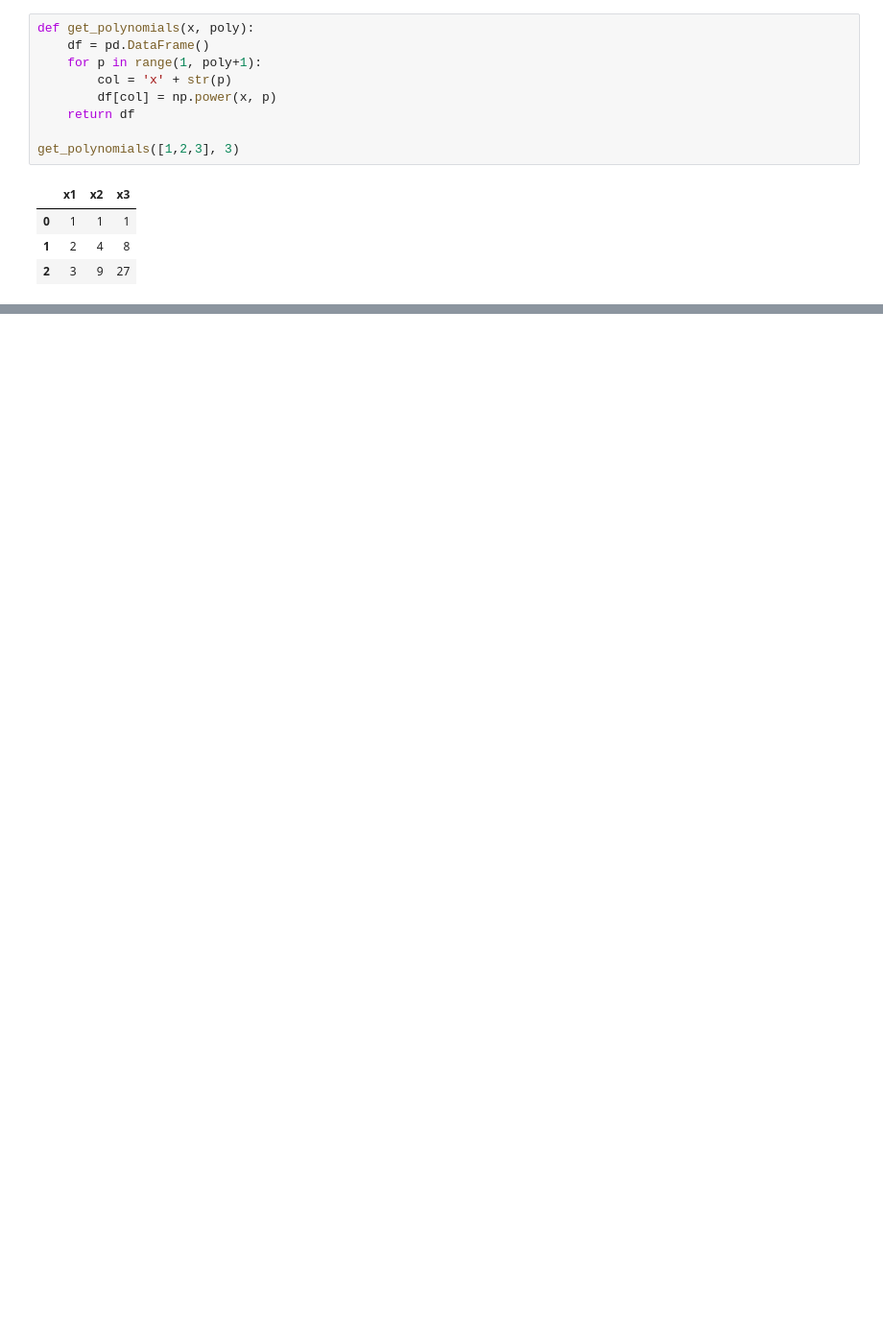
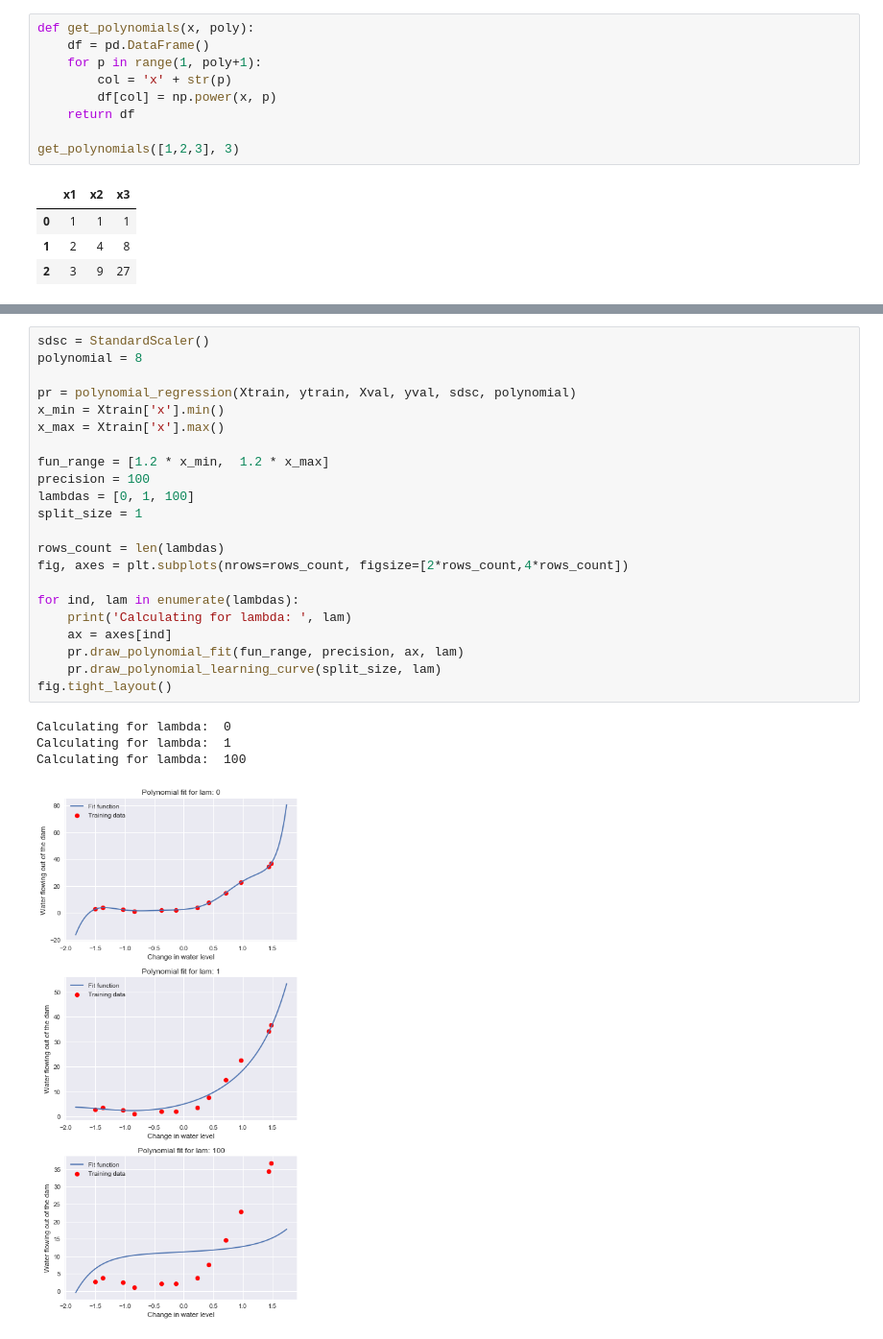
Before and after one commit to matkalinowski/ML-AndrewNg, a Jupyter notebook: ex5/Programming Exercise 5 Regularized Linear Regression and Bias v.s. Variance.ipynb, the cells around one changed output, grey strips where cells are left out. Shown at 96% size. Drawn from its saved outputs; the diff is of its cells as text; blank space fills up the shorter version.

```diff
--- a/ex5/Programming Exercise 5 Regularized Linear Regression and Bias v.s. Variance.ipynb
+++ b/ex5/Programming Exercise 5 Regularized Linear Regression and Bias v.s. Variance.ipynb
@@ -439,0 +373,27 @@ draw_polynomial_fit_and_Learning_curve_for_lambdas(lambdas, fun_range, precision
+# %%
+sdsc = StandardScaler()
+polynomial = 8
+
+pr = polynomial_regression(Xtrain, ytrain, Xval, yval, sdsc, polynomial)
+x_min = Xtrain['x'].min()
+x_max = Xtrain['x'].max()
+
+fun_range = [1.2 * x_min,  1.2 * x_max]
+precision = 100
+lambdas = [0, 1, 100]
+split_size = 1
+
+rows_count = len(lambdas)
+fig, axes = plt.subplots(nrows=rows_count, figsize=[2*rows_count,4*rows_count])
+
+for ind, lam in enumerate(lambdas):
+    print('Calculating for lambda: ', lam)
+    ax = axes[ind]
+    pr.draw_polynomial_fit(fun_range, precision, ax, lam)
+    pr.draw_polynomial_learning_curve(split_size, lam)
+fig.tight_layout()
+# %% [output]
+Calculating for lambda:  0
+Calculating for lambda:  1
+Calculating for lambda:  100
+[figure, added]
```
Also changed, not shown: parts of 19 cells of this notebook, 9 other files.
